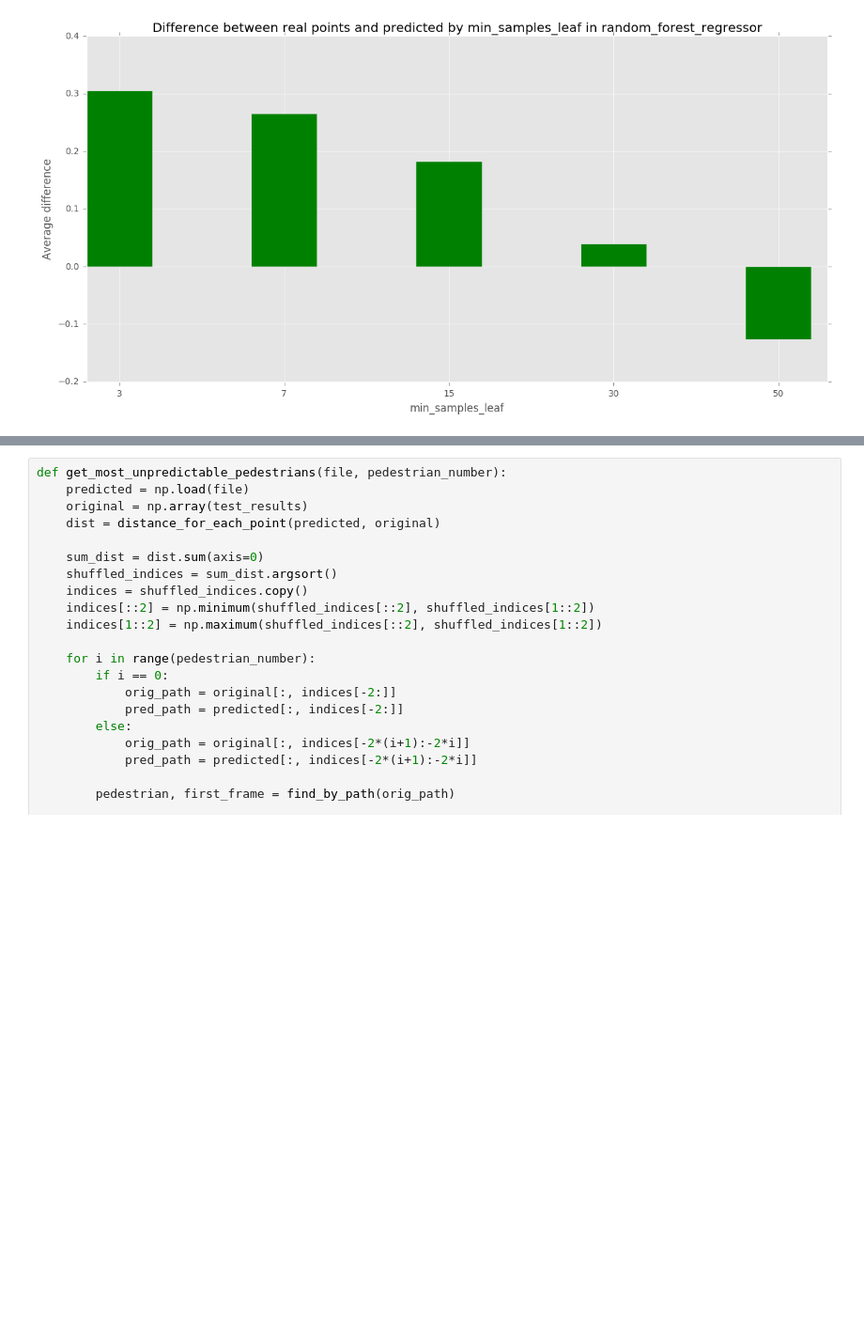
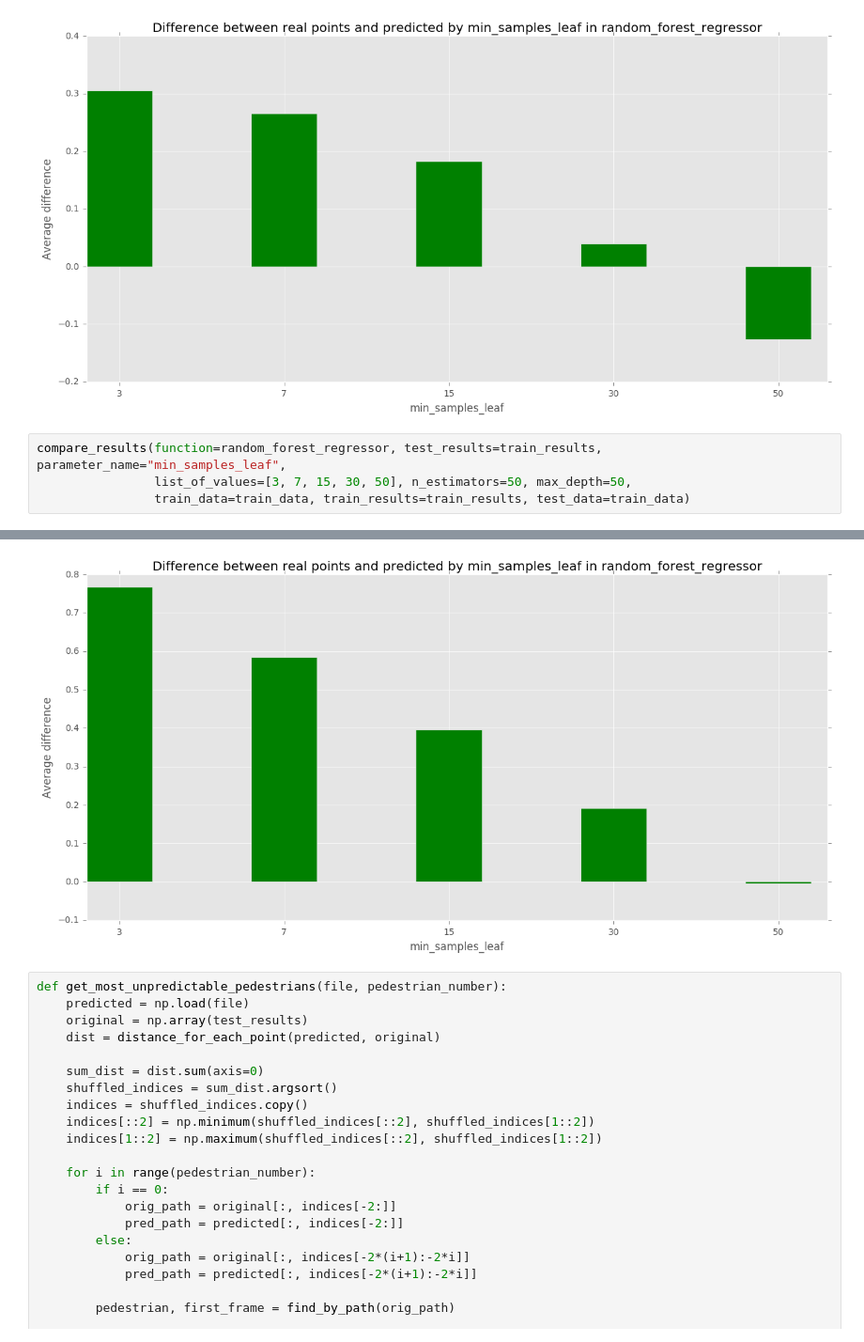
Before and after one commit to avgaydashenko/cuddly-robot, a Jupyter notebook: framework.ipynb, the cells around one changed output, grey strips where cells are left out. Shown at 94% size. Saved outputs shown, nothing was run; the diff lists cells and outputs as text; blank space fills up the shorter version.

```diff
--- a/framework.ipynb
+++ b/framework.ipynb
@@ -252,3 +264,8 @@ compare_results(function=random_forest_regressor, test_results=test_results, par
 done! 2016-11-13 12:57:31
 Results: [0.30481159907789912, 0.26523448433860364, 0.18274483965367927, 0.03994346231543322, -0.12644662372998883]
 [figure]
+# %%
+compare_results(function=random_forest_regressor, test_results=train_results, parameter_name="min_samples_leaf",
+                list_of_values=[3, 7, 15, 30, 50], n_estimators=50, max_depth=50,
+                train_data=train_data, train_results=train_results, test_data=train_data)
+# %% [output]
@@ -255,3 +279,4 @@ Results: [0.30481159907789912, 0.26523448433860364, 0.18274483965367927, 0.03994
+[figure, added]
 # %%
 def get_most_unpredictable_pedestrians(file, pedestrian_number):
     predicted = np.load(file)
```
Also changed, not shown: parts of 2 cells of this notebook, 2 other files.
